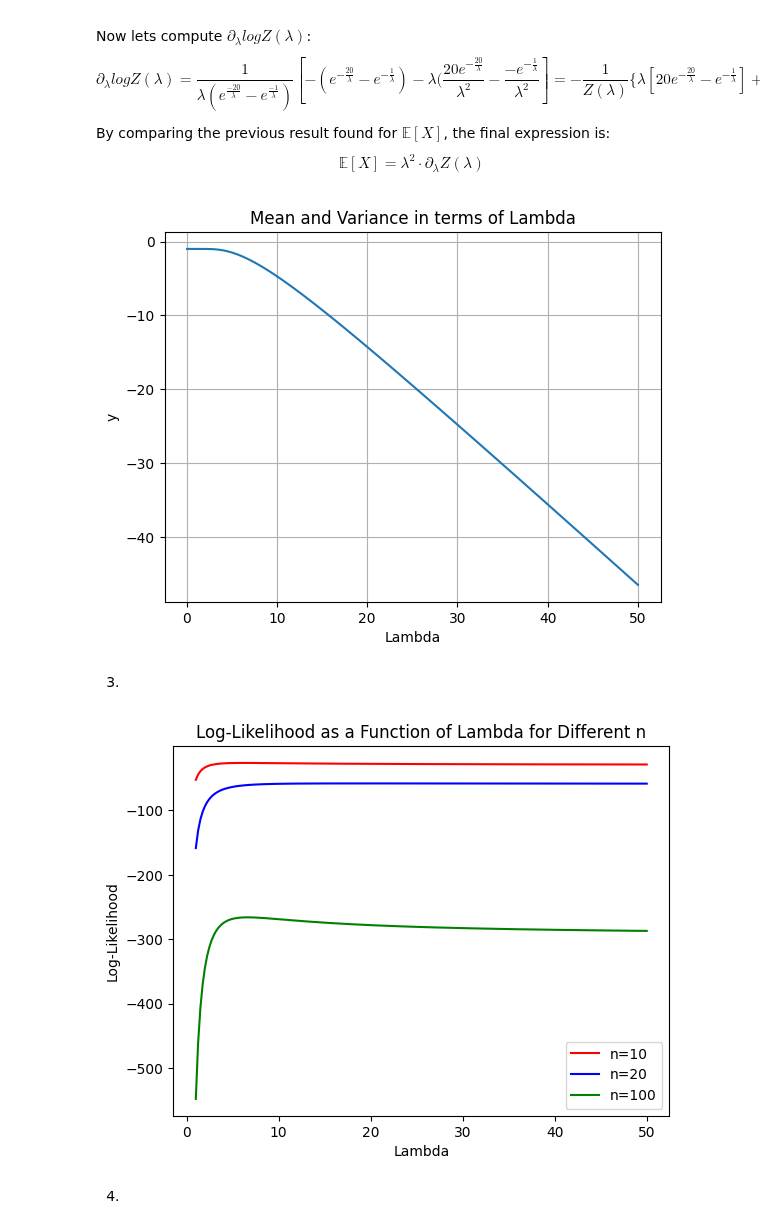
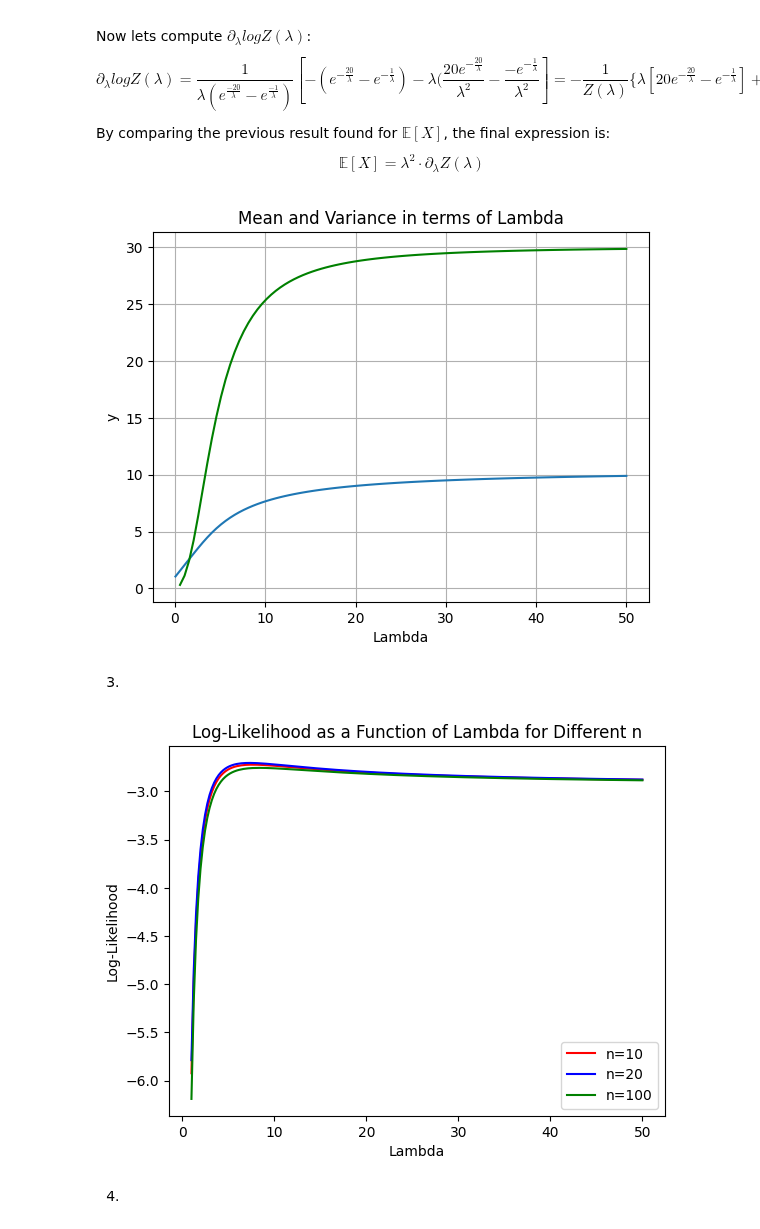
Before and after one commit to roduit/FundamentalLearningEPFL, a Jupyter notebook: Homeworks/HW1/FoiL_HW1.ipynb, the cells around one changed output. Cells and saved outputs as stored; diff of their text form; code cells hidden in the pictures.

```diff
--- a/Homeworks/HW1/FoiL_HW1.ipynb
+++ b/Homeworks/HW1/FoiL_HW1.ipynb
@@ -51,22 +51,28 @@ np.random.seed(20)
+# %%
+def variance(x):
+    numerator = (x**2 + exp(38/x) * x**2 - exp(19/x) * (361 + 2 * x**2))
+    denominator = (-1 + exp(19/x))**2
+    result = numerator / denominator
+    return result
 # %%
 import math
 import numpy as np
 import matplotlib.pyplot as plt
 lambda_values = np.linspace(0.05, 50, 100)
 # Define the function z(lambda)
-z = -lambda_values * (exp(-20 / lambda_values) - exp(-1 / lambda_values))
-mean = -lambda_values / z * (20 * exp(-20 / lambda_values) + exp(-1 / lambda_values))
-
+z = lambda_values * (exp(-1 / lambda_values) - exp(-20 / lambda_values))
+mean = lambda_values / z * (z-(20 * exp(-20 / lambda_values) - exp(-1 / lambda_values)))
+var = variance(lambda_values)
 # Plot the results
 plt.plot(lambda_values, mean)
-#plt.plot(lambda_values, variance, color='g')
+plt.plot(lambda_values, var, color='g')
 plt.xlabel('Lambda')
 plt.ylabel('y')
 plt.title('Mean and Variance in terms of Lambda')
 plt.grid(True)
-plt.show()
+plt.show();
 # %% [output]
-[figure, old version]
+[figure, new version]
 # %% [markdown]
 3.
 # %%
@@ -78,13 +83,16 @@ def log_likelihood(lambda_, obs):
 # %%
 #parameters
 lambda_ = 10
+lambda_bounds = [(0.05,50)]
 n_samples = [10,20,100]
 tab_lambda = np.linspace(1,50,200)
-color = ['r','b','g']
+color = ['r','b','g','y']
 for index, N in enumerate(n_samples):
-    obs = exponential(scale=lambda_, size=N)
-    obs[obs > 20] = 0
-    obs[obs < 1] = 0
+    np.random.seed(13092001)
+    obs = np.random.exponential(scale=lambda_, size=20000)
+    obs = obs[obs <20]
+    obs = obs[obs > 1]
+    obs = obs[:N]
     LL_func = np.array([log_likelihood(lbd, obs) for lbd in tab_lambda])
     plt.plot(tab_lambda,LL_func, color=color[index],label=f'n={N}')
 
@@ -94,7 +102,7 @@ plt.title('Log-Likelihood as a Function of Lambda for Different n')
 plt.legend()
 plt.show()
 # %% [output]
-[figure, old version]
+[figure, new version]
 # %% [markdown]
 4.
 # %%
```
Also changed, not shown: parts of 10 cells of this notebook.
